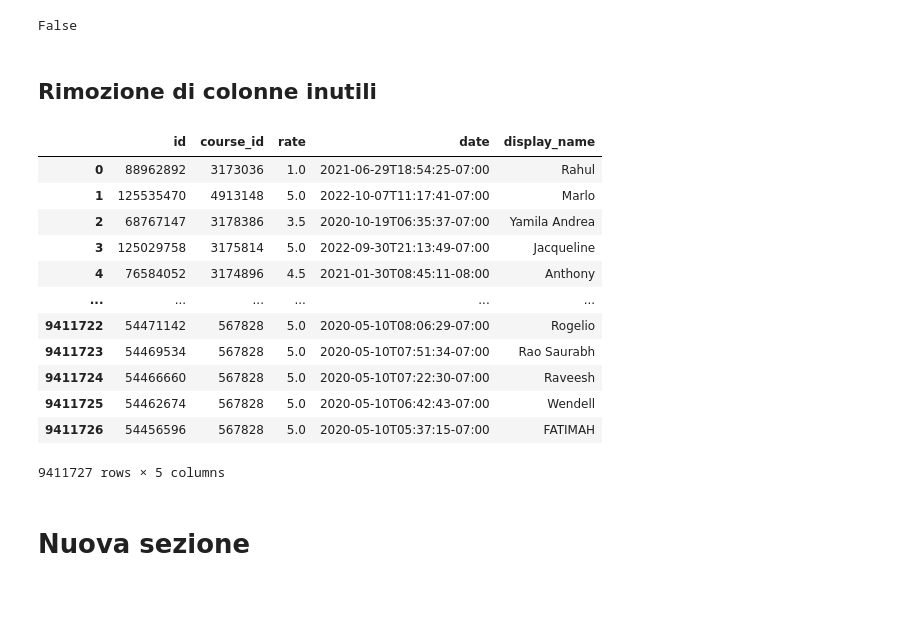
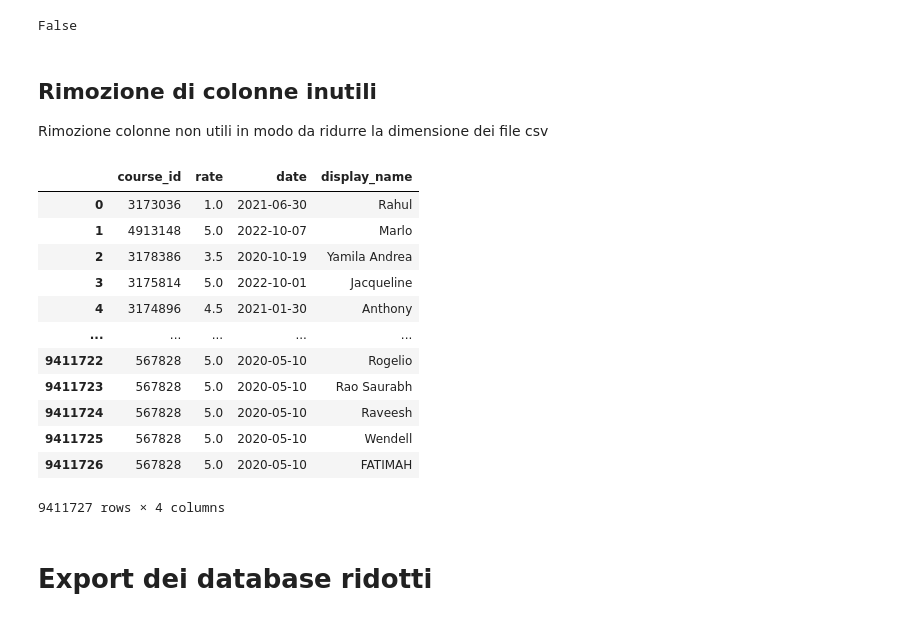
Before and after one commit to marcolg26/udemy, a Jupyter notebook: preprocessing.ipynb, the cells around one changed output. Drawn from its saved outputs; the diff is of its cells as text; code cells hidden in the pictures.

```diff
--- a/preprocessing.ipynb
+++ b/preprocessing.ipynb
@@ -76,25 +100,31 @@ dataframe.drop_duplicates(inplace=True)
 # %% [output]
 False
-# %% [markdown]
-## Rimozione di colonne inutili
-# %%
-dataframe = dataframe.drop('comment', axis=1)
-
-dataframe
-# %% [output]
-|  | id | course_id | rate | date | display_name |
-| 0 | 88962892 | 3173036 | 1.0 | 2021-06-29T18:54:25-07:00 | Rahul |
-| 1 | 125535470 | 4913148 | 5.0 | 2022-10-07T11:17:41-07:00 | Marlo |
-| 2 | 68767147 | 3178386 | 3.5 | 2020-10-19T06:35:37-07:00 | Yamila Andrea |
-| 3 | 125029758 | 3175814 | 5.0 | 2022-09-30T21:13:49-07:00 | Jacqueline |
-| 4 | 76584052 | 3174896 | 4.5 | 2021-01-30T08:45:11-08:00 | Anthony |
-| ... | ... | ... | ... | ... | ... |
-| 9411722 | 54471142 | 567828 | 5.0 | 2020-05-10T08:06:29-07:00 | Rogelio |
-| 9411723 | 54469534 | 567828 | 5.0 | 2020-05-10T07:51:34-07:00 | Rao Saurabh |
-| 9411724 | 54466660 | 567828 | 5.0 | 2020-05-10T07:22:30-07:00 | Raveesh |
-| 9411725 | 54462674 | 567828 | 5.0 | 2020-05-10T06:42:43-07:00 | Wendell |
-| 9411726 | 54456596 | 567828 | 5.0 | 2020-05-10T05:37:15-07:00 | FATIMAH |
-9411727 rows × 5 columns
-# %% [markdown]
-# Nuova sezione
+# %% [markdown]
+## Rimozione di colonne inutili
+
+Rimozione colonne non utili in modo da ridurre la dimensione dei file csv
+# %%
+comments = comments.drop('comment', axis=1)
+comments = comments.drop('id', axis=1) #497MB
+courses = courses.drop('is_paid', axis=1)
+
+comments['date'] = pd.to_datetime(comments['date'], errors='coerce', utc=True).dt.strftime('%Y-%m-%d') #363MB
+
+comments
+# %% [output]
+|  | course_id | rate | date | display_name |
+| 0 | 3173036 | 1.0 | 2021-06-30 | Rahul |
+| 1 | 4913148 | 5.0 | 2022-10-07 | Marlo |
+| 2 | 3178386 | 3.5 | 2020-10-19 | Yamila Andrea |
+| 3 | 3175814 | 5.0 | 2022-10-01 | Jacqueline |
+| 4 | 3174896 | 4.5 | 2021-01-30 | Anthony |
+| ... | ... | ... | ... | ... |
+| 9411722 | 567828 | 5.0 | 2020-05-10 | Rogelio |
+| 9411723 | 567828 | 5.0 | 2020-05-10 | Rao Saurabh |
+| 9411724 | 567828 | 5.0 | 2020-05-10 | Raveesh |
+| 9411725 | 567828 | 5.0 | 2020-05-10 | Wendell |
+| 9411726 | 567828 | 5.0 | 2020-05-10 | FATIMAH |
+9411727 rows × 4 columns
+# %% [markdown]
+# Export dei database ridotti
 # %%
```
Also changed, not shown: parts of 18 cells of this notebook, 2 other files.
